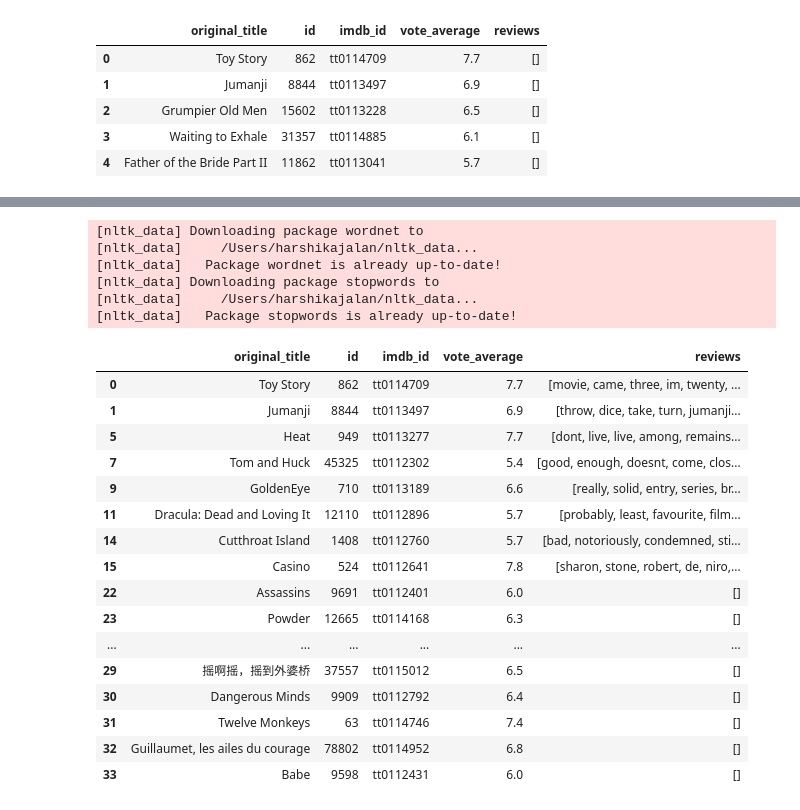
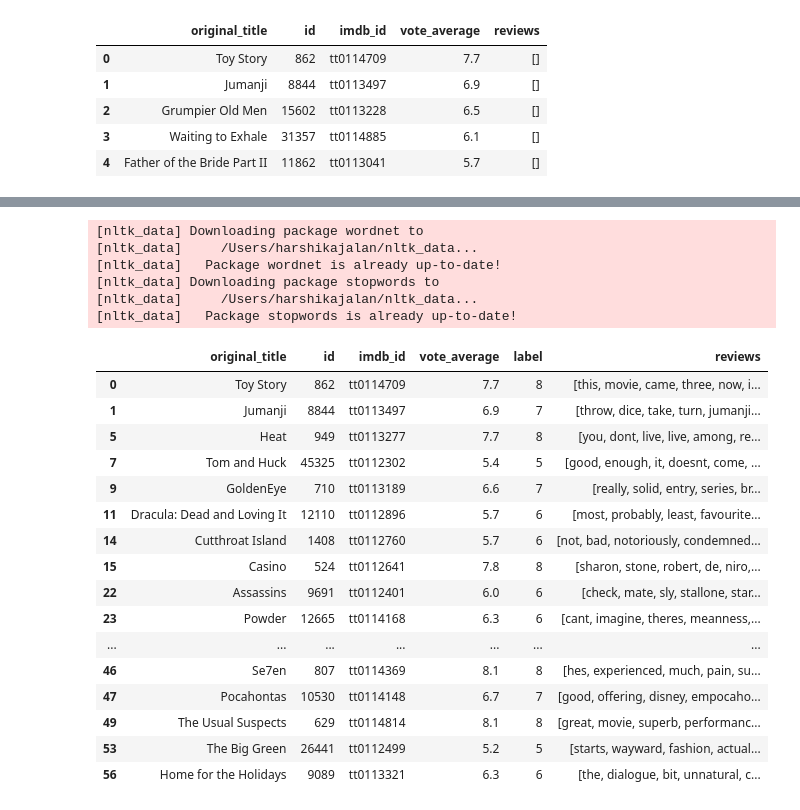
Before and after one commit to 123453ANSH/MovieGenrePrediction, a Jupyter notebook: Movie Reviews Data Processing.ipynb, the cells around one changed output, grey strips where cells are left out. Cells and saved outputs as stored; diff of their text form; code cells hidden in the pictures.

```diff
--- a/Movie Reviews Data Processing.ipynb
+++ b/Movie Reviews Data Processing.ipynb
@@ -21,0 +29,8 @@ movies.head()
+# %%
+movies.dropna(subset = ['vote_average'], inplace=True)
+# %%
+labels = []
+for n in movies['vote_average']:
+    num=round(n)
+    labels+=[num]
+movies.insert(4, "label", labels, True)
@@ -105,52 +132,52 @@ def tokenize(list):
 
     t = [word.lower() for sl in t for word in sl]
 
     lemmatizer = WordNetLemmatizer()
     for w in t:
         w = lemmatizer.lemmatize(w)
 
     # returns a flat list of strings
     return t
 
 def clean_data():
     movies.dropna(subset = ["reviews"], inplace=True)
     for index, row in movies.iterrows():
         review = row['reviews']
         movies.at[index, 'reviews'] = tokenize(review)
 
         # SET LIMIT
-        if index > 20:
+        #if index > 20:
             #print(k)
-            break
+            #break
 
     return None
 
 clean_data()
 movies.head(20)
 # %% [output]
 [nltk_data] Downloading package wordnet to
 [nltk_data]     /Users/harshikajalan/nltk_data...
 [nltk_data]   Package wordnet is already up-to-date!
 [nltk_data] Downloading package stopwords to
 [nltk_data]     /Users/harshikajalan/nltk_data...
 [nltk_data]   Package stopwords is already up-to-date!
-|  | original_title | id | imdb_id | vote_average | reviews |
-| 0 | Toy Story | 862 | tt0114709 | 7.7 | [movie, came, three, im, twenty, ... |
-| 1 | Jumanji | 8844 | tt0113497 | 6.9 | [throw, dice, take, turn, jumanji... |
-| 5 | Heat | 949 | tt0113277 | 7.7 | [dont, live, live, among, remains... |
-| 7 | Tom and Huck | 45325 | tt0112302 | 5.4 | [good, enough, doesnt, come, clos... |
-| 9 | GoldenEye | 710 | tt0113189 | 6.6 | [really, solid, entry, series, br... |
-| 11 | Dracula: Dead and Loving It | 12110 | tt0112896 | 5.7 | [probably, least, favourite, film... |
-| 14 | Cutthroat Island | 1408 | tt0112760 | 5.7 | [bad, notoriously, condemned, sti... |
-| 15 | Casino | 524 | tt0112641 | 7.8 | [sharon, stone, robert, de, niro,... |
-| 22 | Assassins | 9691 | tt0112401 | 6.0 | [] |
-| 23 | Powder | 12665 | tt0114168 | 6.3 | [] |
-| ... | ... | ... | ... | ... | ... |
-| 29 | 摇啊摇，摇到外婆桥 | 37557 | tt0115012 | 6.5 | [] |
-| 30 | Dangerous Minds | 9909 | tt0112792 | 6.4 | [] |
-| 31 | Twelve Monkeys | 63 | tt0114746 | 7.4 | [] |
-| 32 | Guillaumet, les ailes du courage | 78802 | tt0114952 | 6.8 | [] |
-| 33 | Babe | 9598 | tt0112431 | 6.0 | [] |
+|  | original_title | id | imdb_id | vote_average | label | reviews |
+| 0 | Toy Story | 862 | tt0114709 | 7.7 | 8 | [this, movie, came, three, now, i... |
+| 1 | Jumanji | 8844 | tt0113497 | 6.9 | 7 | [throw, dice, take, turn, jumanji... |
+| 5 | Heat | 949 | tt0113277 | 7.7 | 8 | [you, dont, live, live, among, re... |
+| 7 | Tom and Huck | 45325 | tt0112302 | 5.4 | 5 | [good, enough, it, doesnt, come, ... |
+| 9 | GoldenEye | 710 | tt0113189 | 6.6 | 7 | [really, solid, entry, series, br... |
+| 11 | Dracula: Dead and Loving It | 12110 | tt0112896 | 5.7 | 6 | [most, probably, least, favourite... |
+| 14 | Cutthroat Island | 1408 | tt0112760 | 5.7 | 6 | [not, bad, notoriously, condemned... |
+| 15 | Casino | 524 | tt0112641 | 7.8 | 8 | [sharon, stone, robert, de, niro,... |
+| 22 | Assassins | 9691 | tt0112401 | 6.0 | 6 | [check, mate, sly, stallone, star... |
+| 23 | Powder | 12665 | tt0114168 | 6.3 | 6 | [cant, imagine, theres, meanness,... |
+| ... | ... | ... | ... | ... | ... | ... |
+| 46 | Se7en | 807 | tt0114369 | 8.1 | 8 | [hes, experienced, much, pain, su... |
+| 47 | Pocahontas | 10530 | tt0114148 | 6.7 | 7 | [good, offering, disney, empocaho... |
+| 49 | The Usual Suspects | 629 | tt0114814 | 8.1 | 8 | [great, movie, superb, performanc... |
+| 53 | The Big Green | 26441 | tt0112499 | 5.2 | 5 | [starts, wayward, fashion, actual... |
+| 56 | Home for the Holidays | 9089 | tt0113321 | 6.3 | 6 | [the, dialogue, bit, unnatural, c... |
 # %%
 movies["sentences"] = ["" for _ in range(len(movies))]
 for index, row in movies.iterrows():
```
Also changed, not shown: parts of 19 cells of this notebook, 4 other files.
